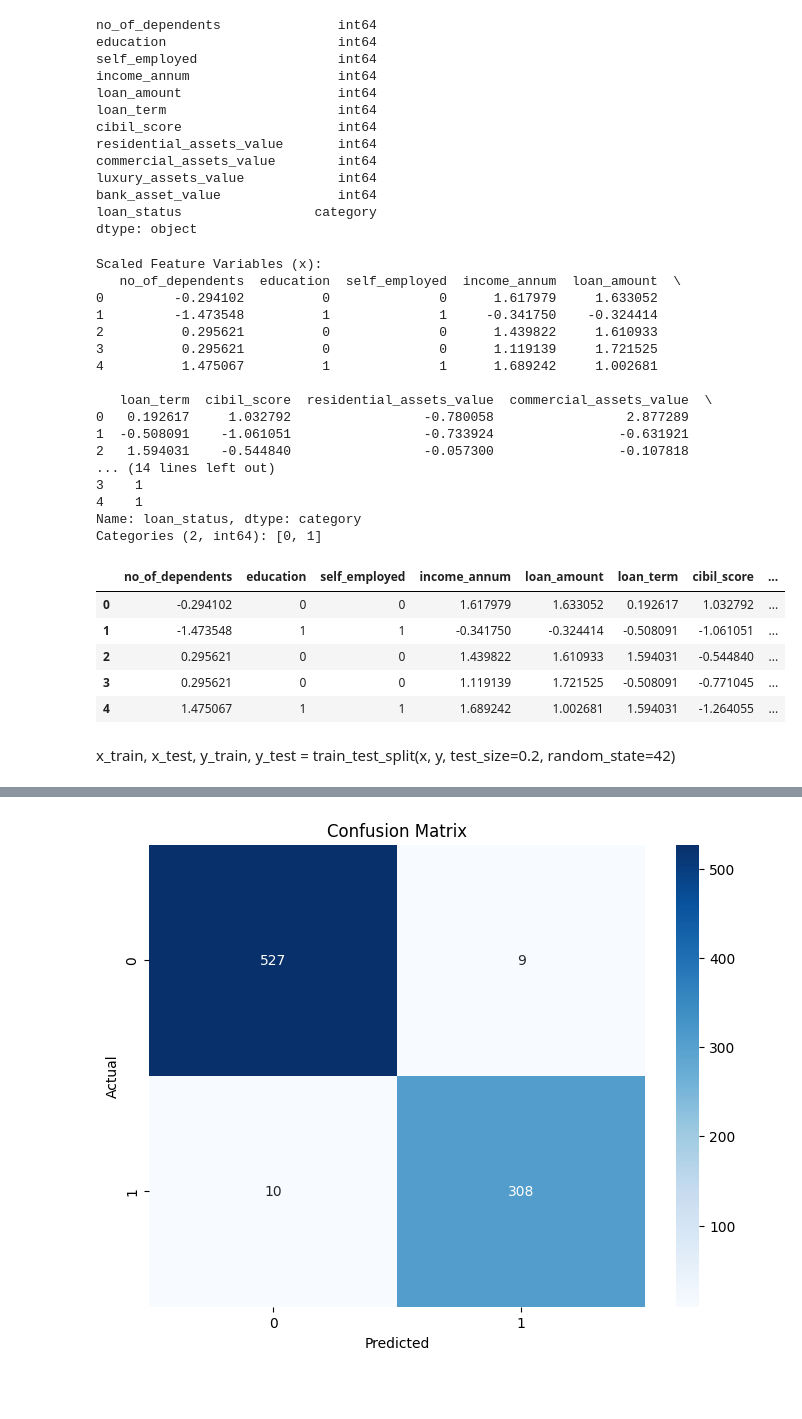
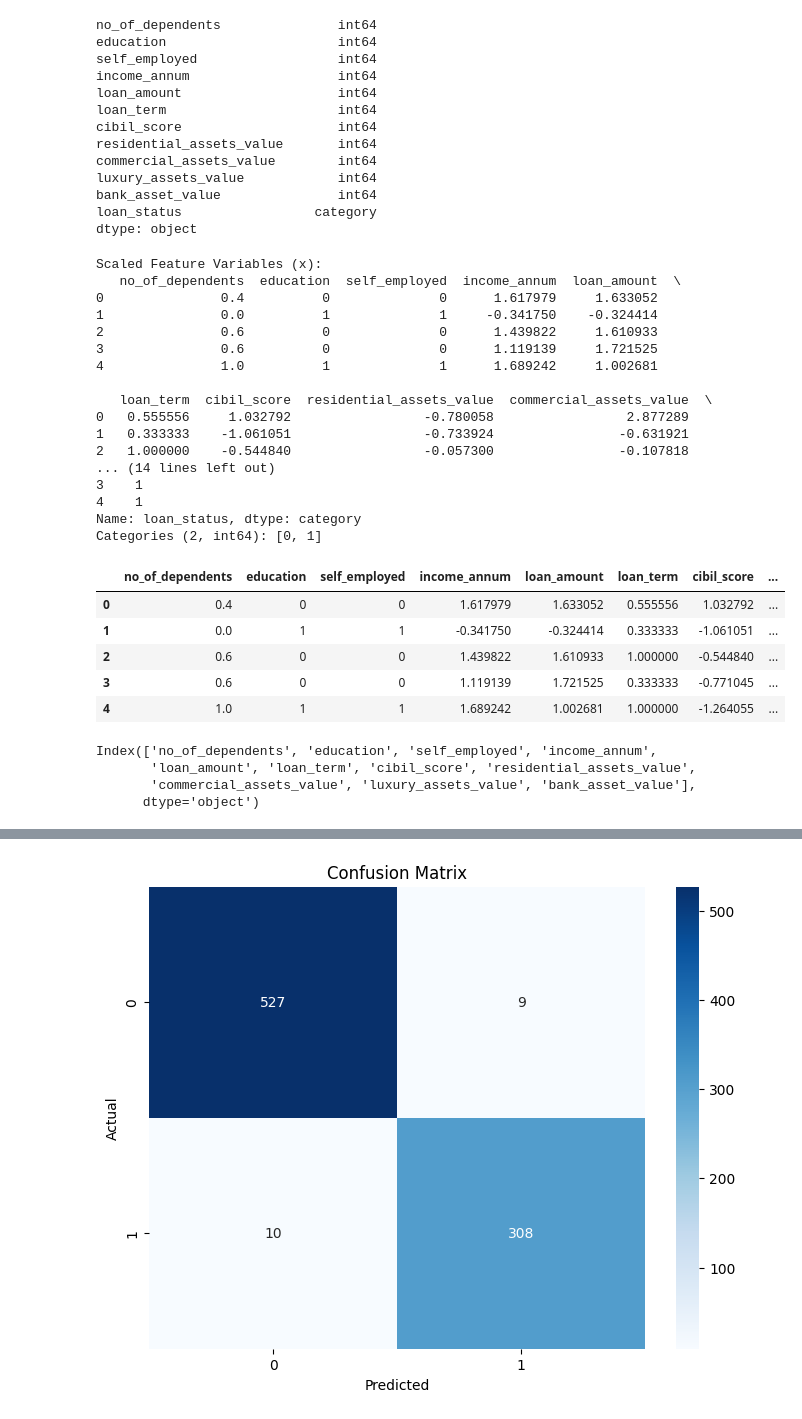
Before and after one commit to M254-bto/Loan-Approval, a Jupyter notebook: Loan Approval.ipynb, the cells around one changed output, grey strips where cells are left out. Saved outputs shown, nothing was run; the diff lists cells and outputs as text; code cells hidden in the pictures; blank space fills up the shorter version.

```diff
--- a/Loan Approval.ipynb
+++ b/Loan Approval.ipynb
@@ -160,23 +160,26 @@ bank_asset_value               int64
 loan_status                 category
 dtype: object
 # %%
-from sklearn.preprocessing import StandardScaler
+from sklearn.preprocessing import StandardScaler, MinMaxScaler
 
 # Create a StandardScaler instance
 scaler = StandardScaler()
+min_max = MinMaxScaler()
 
 # Define the feature columns (X) and target column (y)
 X = df.drop(columns=['loan_status'])  # Drop 'loan_status' column to get feature columns
 y = df['loan_status']  # Target variable
 
+
+
 # # Select only the numerical columns for scaling (excluding 'loan_status')
-numerical_columns = ['no_of_dependents', 'income_annum', 'loan_amount', 'loan_term', 'cibil_score',
+numerical_columns = ['income_annum', 'loan_amount', 'cibil_score',
                       'residential_assets_value', 'commercial_assets_value', 'luxury_assets_value',
                       'bank_asset_value']
-
+min_max_cols = ['no_of_dependents', 'loan_term']
 # Apply scaling to the numerical columns
 X[numerical_columns] = scaler.fit_transform(X[numerical_columns])
-
+X[min_max_cols] = min_max.fit_transform(X[min_max_cols])
 # Display the scaled feature variables (X) and the target variable (y)
 print("Scaled Feature Variables (x):")
 print(X.head())
@@ -186,29 +189,27 @@ print(y.head())
 # %% [output]
 Scaled Feature Variables (x):
    no_of_dependents  education  self_employed  income_annum  loan_amount  \
-0         -0.294102          0              0      1.617979     1.633052
-1         -1.473548          1              1     -0.341750    -0.324414
-2          0.295621          0              0      1.439822     1.610933
-3          0.295621          0              0      1.119139     1.721525
-4          1.475067          1              1      1.689242     1.002681
+0               0.4          0              0      1.617979     1.633052
+1               0.0          1              1     -0.341750    -0.324414
+2               0.6          0              0      1.439822     1.610933
+3               0.6          0              0      1.119139     1.721525
+4               1.0          1              1      1.689242     1.002681
 
    loan_term  cibil_score  residential_assets_value  commercial_assets_value  \
-0   0.192617     1.032792                 -0.780058                 2.877289
-1  -0.508091    -1.061051                 -0.733924                -0.631921
-2   1.594031    -0.544840                 -0.057300                -0.107818
+0   0.555556     1.032792                 -0.780058                 2.877289
+1   0.333333    -1.061051                 -0.733924                -0.631921
+2   1.000000    -0.544840                 -0.057300                -0.107818
 ... (14 lines left out)
 3    1
 4    1
 Name: loan_status, dtype: category
 Categories (2, int64): [0, 1]
 # %%
-x.head()
+X.head()
 # %% [output]
 |  | no_of_dependents | education | self_employed | income_annum | loan_amount | loan_term | cibil_score | ... |
-| 0 | -0.294102 | 0 | 0 | 1.617979 | 1.633052 | 0.192617 | 1.032792 | ... |
-| 1 | -1.473548 | 1 | 1 | -0.341750 | -0.324414 | -0.508091 | -1.061051 | ... |
-| 2 | 0.295621 | 0 | 0 | 1.439822 | 1.610933 | 1.594031 | -0.544840 | ... |
-| 3 | 0.295621 | 0 | 0 | 1.119139 | 1.721525 | -0.508091 | -0.771045 | ... |
-| 4 | 1.475067 | 1 | 1 | 1.689242 | 1.002681 | 1.594031 | -1.264055 | ... |
+| 0 | 0.4 | 0 | 0 | 1.617979 | 1.633052 | 0.555556 | 1.032792 | ... |
+| 1 | 0.0 | 1 | 1 | -0.341750 | -0.324414 | 0.333333 | -1.061051 | ... |
+| 2 | 0.6 | 0 | 0 | 1.439822 | 1.610933 | 1.000000 | -0.544840 | ... |
+| 3 | 0.6 | 0 | 0 | 1.119139 | 1.721525 | 0.333333 | -0.771045 | ... |
+| 4 | 1.0 | 1 | 1 | 1.689242 | 1.002681 | 1.000000 | -1.264055 | ... |
-# %% [markdown]
-x_train, x_test, y_train, y_test = train_test_split(x, y, test_size=0.2, random_state=42)
@@ -215,3 +218,10 @@ x_train, x_test, y_train, y_test = train_test_split(x, y, test_size=0.2, random_
+# %%
+x_train.columns
+# %% [output]
+Index(['no_of_dependents', 'education', 'self_employed', 'income_annum',
+       'loan_amount', 'loan_term', 'cibil_score', 'residential_assets_value',
+       'commercial_assets_value', 'luxury_assets_value', 'bank_asset_value'],
+      dtype='object')
 # %%
 from sklearn.model_selection import train_test_split
 from sklearn.linear_model import LogisticRegression
```
Also changed, not shown: parts of 9 cells of this notebook, 4 other files.
